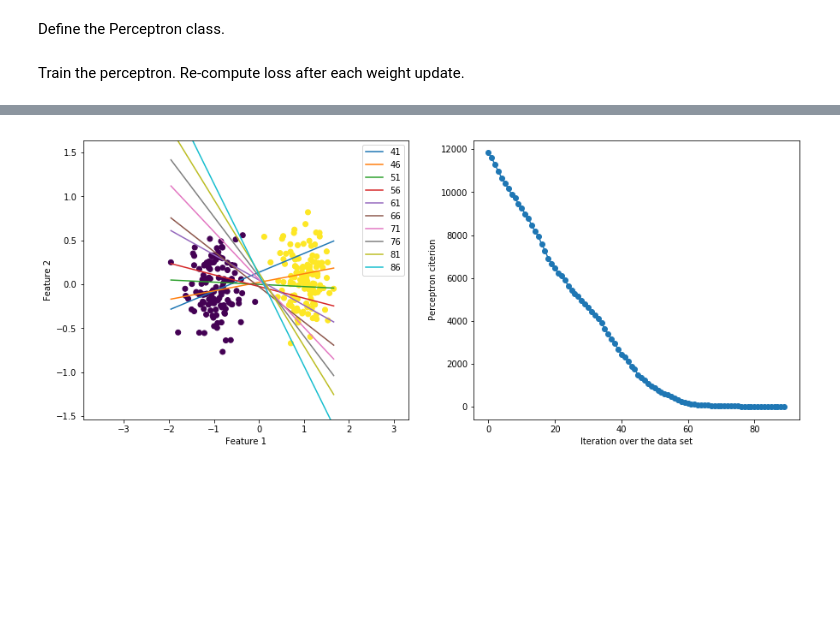
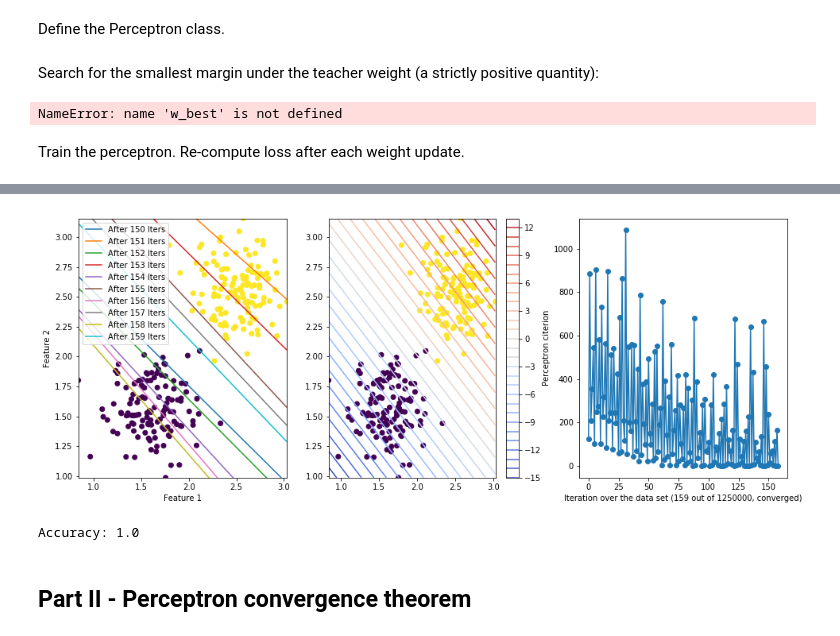
Before and after one commit to zhihanyang2022/bishop1995_notes, a Jupyter notebook: c3_single_layer_networks/perceptron.ipynb, the cells around one changed output, grey strips where cells are left out. Saved outputs shown, nothing was run; the diff lists cells and outputs as text; code cells hidden in the pictures; blank space fills up the shorter version.

```diff
--- a/c3_single_layer_networks/perceptron.ipynb
+++ b/c3_single_layer_networks/perceptron.ipynb
@@ -27,8 +27,8 @@ Generate samples from two clusters, each with a standard deviation of 0.3.
 samps, labels = make_blobs(
     n_samples=250,
     n_features=2,
-    centers=np.array([[-1, 0], [1, 0]]),
-    cluster_std=0.3,
+    centers=np.array([[-0.4, -0.4], [0.5, 0.5]]),
+    cluster_std=0.24,
     center_box=(-10.0, 10.0),
     shuffle=True,
     random_state=324
@@ -55,6 +55,6 @@ plt.show()
 # %%
 samps_with_ones = np.hstack([
-    samps,
+    samps + 2,
     np.ones(len(samps)).reshape(len(samps), 1)  # \phi_0's
 ])
 # %%
@@ -67,5 +67,14 @@ array([[ 0.79442375,  0.08021988,  1.        ],
 Now, we discuss the training procedure.
 # %% [markdown]
 Define the Perceptron class.
+# %% [markdown]
+Search for the smallest margin under the teacher weight (a strictly positive quantity):
+# %%
+smallest_margin = np.inf
+for samp, label in zip(samps_with_ones, labels):
+    if w_best.T @ samp  < smallest_delta:
+        smallest_delta = w_best.T @ samp
+# %% [output]
+NameError: name 'w_best' is not defined
 # %%
 class Perceptron:
@@ -119,11 +155,13 @@ Train the perceptron. Re-compute loss after each weight update.
 # %%
 p = Perceptron()
 losses = []
+num_samples_seen = 0
 
-for i in tqdm_notebook(range(10)):
+for i in tqdm_notebook(range(5000)):
 
     for samp, label in zip(samps_with_ones, labels):
 
+        num_samples_seen += 1
         samp_vec = samp.reshape(3, 1)
 
         if p.discriminant(samp_vec) * label < 0:  # misclassified
@@ -167,42 +207,77 @@ for i in tqdm_notebook(range(10)):
 # %%
-fig = plt.figure(figsize=(15, 6))
+fig = plt.figure(figsize=(16, 6))
 
 # figure 1
 
-fig.add_subplot(121)
+fig.add_subplot(131)
 
-plt.scatter(samps[F1], samps[F2], c=labels)
+plt.scatter(samps_with_ones[F1], samps_with_ones[F2], c=labels)
 
-y_lower, y_upper = samps[F2].min(), samps[F2].max()
-x_lower, x_upper = samps[F1].min(), samps[F1].max()
+y_lower, y_upper = samps_with_ones[F2].min(), samps_with_ones[F2].max()
+x_lower, x_upper = samps_with_ones[F1].min(), samps_with_ones[F1].max()
 
 xs = np.array([x_lower, x_upper])
 
-kNUM_RECENT = 50
-kNUM_STRIDE = 5
+kNUM_RECENT = 10
+kNUM_STRIDE = 1
 hyperplane_histories = p.hyperplane_histories(xs, num_recent=kNUM_RECENT, num_stride=kNUM_STRIDE)
 num_histories = len(p.w_histories)
 
 for i, hyperplane in enumerate(hyperplane_histories):
-    plt.plot(xs, hyperplane, label=f'After {num_histories - kNUM_RECENT + i * kNUM_STRIDE}')
+    plt.plot(xs, hyperplane, label=f'After {num_histories - kNUM_RECENT + (i+1) * kNUM_STRIDE} Iters')
 
 plt.legend()
 plt.xlabel('Feature 1')
 plt.ylabel('Feature 2')
 
-plt.xlim(x_lower * 2, x_upper * 2)
-plt.ylim(y_lower * 2, y_upper * 2)
+plt.xlim(x_lower, x_upper)
+plt.ylim(y_lower, y_upper)
 
 # figure 2
 
-fig.add_subplot(122)
+fig.add_subplot(132)
+
+plt.scatter(samps_with_ones[F1], samps_with_ones[F2], c=labels)
+
+xs = np.arange(x_lower, x_upper, 0.01)
+ys = np.arange(y_lower, y_upper, 0.01)
+
+preds_matrix = np.zeros((len(ys), len(xs)))
+
+for i, x in enumerate(xs):
+    for j, y in enumerate(ys):
+        preds_matrix[j][i] = p.linear_combination(np.array([[x], [y], [1.0]]))
+
+plt.contour(xs, ys, preds_matrix, np.arange(np.floor(preds_matrix.min()), np.ceil(preds_matrix.max()), 1), cmap='coolwarm')
+plt.colorbar()
+
+plt.xlim(x_lower, x_upper)
+plt.ylim(y_lower, y_upper)
+
+# figure 3
+
+fig.add_subplot(133)
 
 plt.scatter(np.arange(len(losses)), losses)
 plt.plot(losses)
 
-plt.xlabel('Iteration over the data set')
+is_converged = len(losses) < num_samples_seen
+if is_converged:
+    convergence_flag = 'converged'
+else:
+    convergence_flag = 'not converged'
+plt.xlabel(f'Iteration over the data set ({len(losses)} out of {num_samples_seen}, {convergence_flag})')
 plt.ylabel('Perceptron citerion')
 
 plt.show()
 # %% [output]
-[figure, old version]
+[figure, new version]
+# %%
+preds = np.zeros(len(labels))
+for i, s in enumerate(samps_with_ones):
+    preds[i] = p.discriminant(s)
+print('Accuracy:', np.mean(preds == labels))
+# %% [output]
+Accuracy: 1.0
+# %% [markdown]
+## Part II - Perceptron convergence theorem
```
Also changed, not shown: parts of 9 cells of this notebook, 1 other file.
